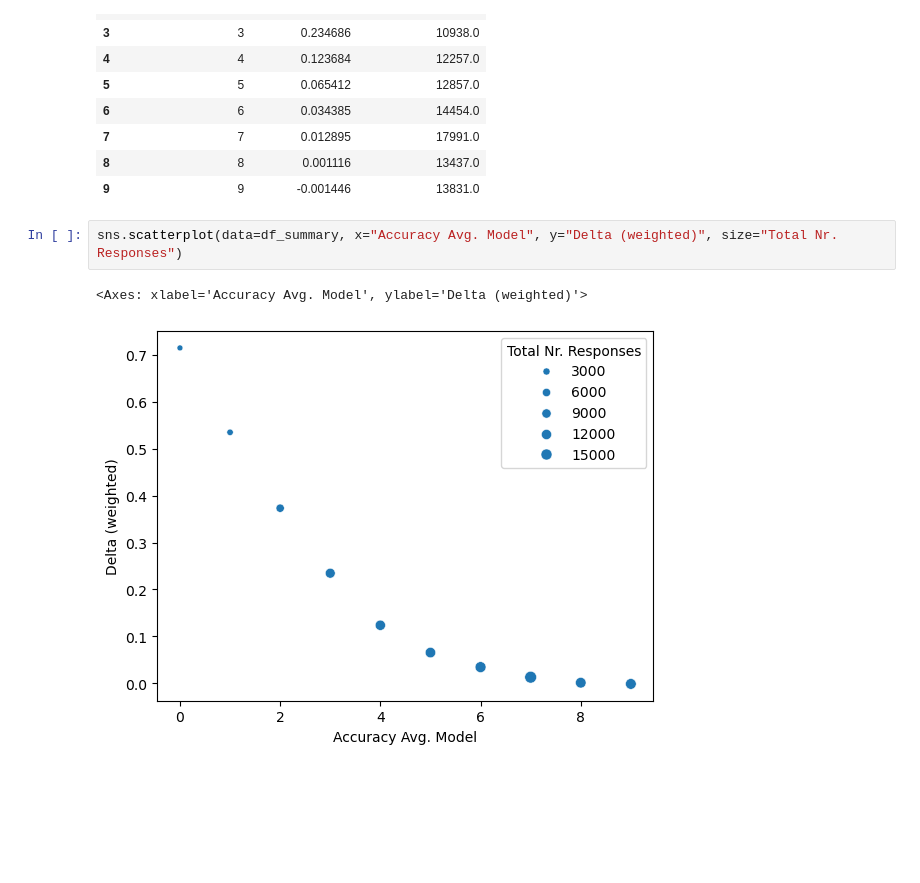
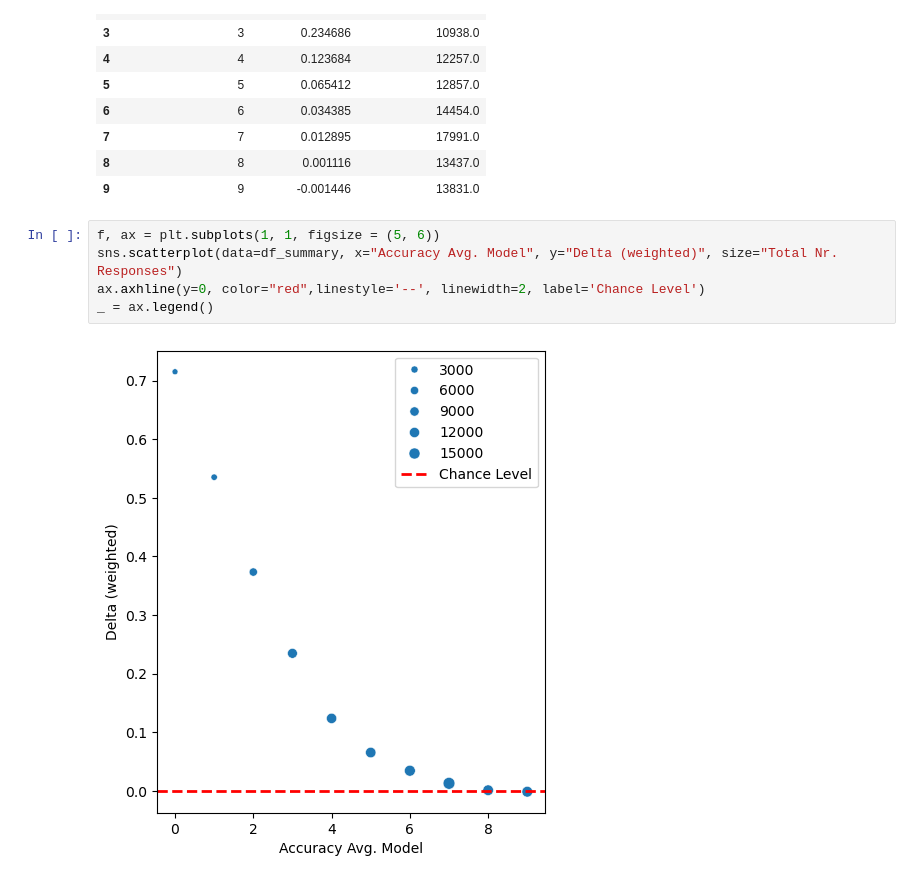
Before and after one commit to MirkoTh/semantic-representations-ID, a Jupyter notebook: analyze-results-joint-embedding-decision.ipynb, the cells around one changed output. Saved outputs shown, nothing was run; the diff lists cells and outputs as text; blank space fills up the shorter version.

Commit message:
make plot nicer

```diff
--- a/analyze-results-joint-embedding-decision.ipynb
+++ b/analyze-results-joint-embedding-decision.ipynb
@@ -1073,7 +1073,9 @@ df_summary
 | 8 | 8 | 0.001116 | 13437.0 |
 | 9 | 9 | -0.001446 | 13831.0 |
 # %%
+f, ax = plt.subplots(1, 1, figsize = (5, 6))
 sns.scatterplot(data=df_summary, x="Accuracy Avg. Model", y="Delta (weighted)", size="Total Nr. Responses")
+ax.axhline(y=0, color="red",linestyle='--', linewidth=2, label='Chance Level')
+_ = ax.legend()
 # %% [output]
-<Axes: xlabel='Accuracy Avg. Model', ylabel='Delta (weighted)'>
-[figure, old version]
+[figure, new version]
```
